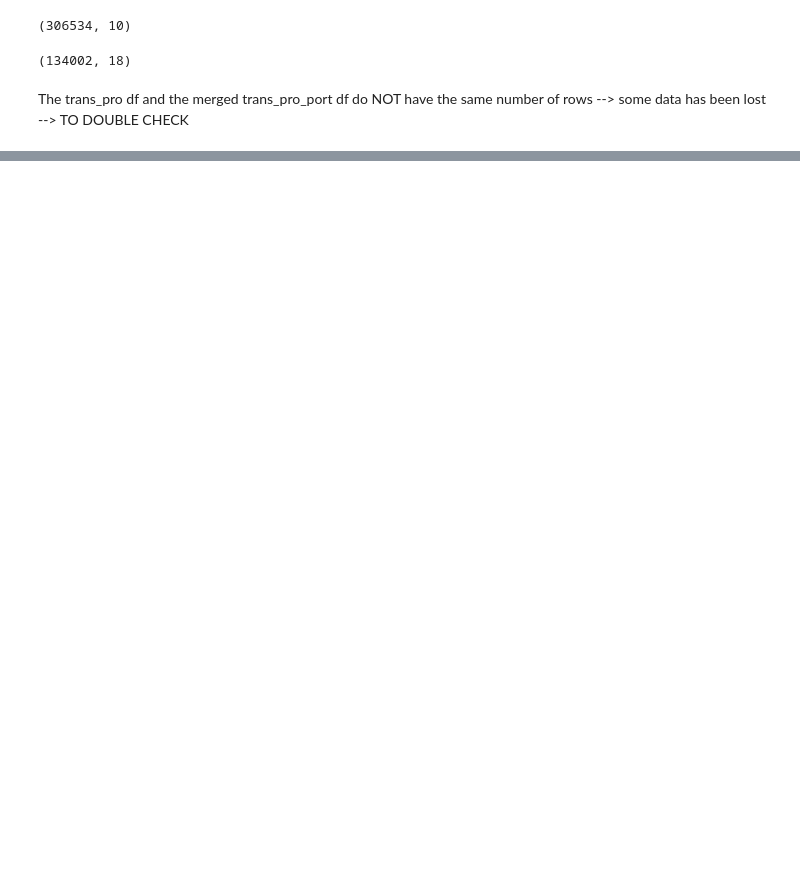
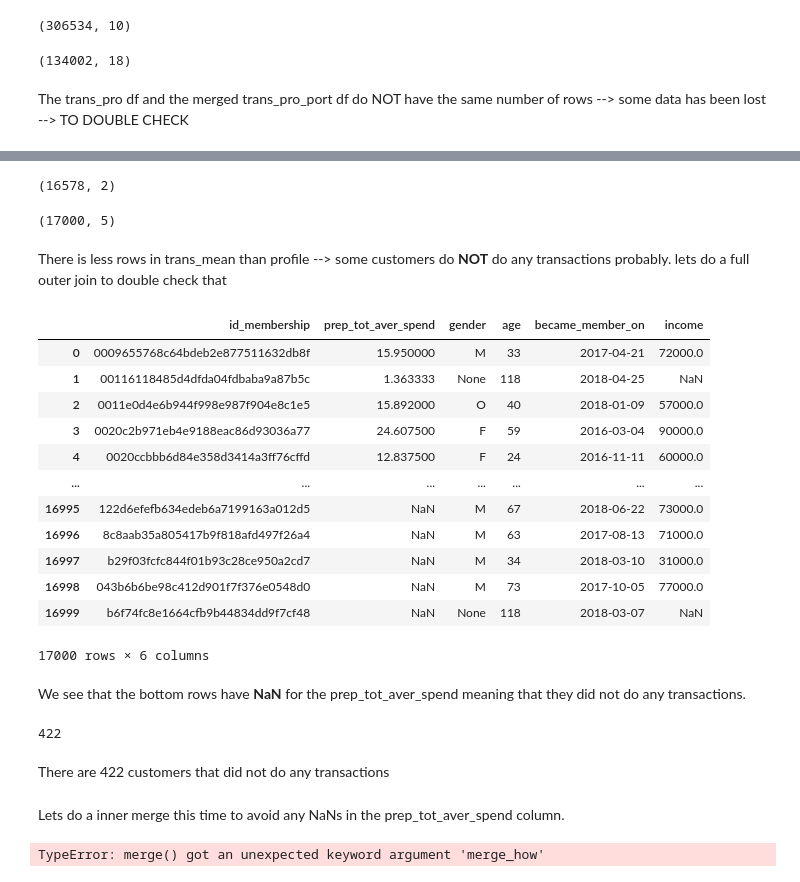
Before and after one commit to mbastard/TargetingCustomers_DAIB, a Jupyter notebook: eda/eda_mickael.ipynb, the cells around one changed output, grey strips where cells are left out. Saved outputs shown, nothing was run; the diff lists cells and outputs as text; code cells hidden in the pictures; blank space fills up the shorter version.

```diff
--- a/eda/eda_mickael.ipynb
+++ b/eda/eda_mickael.ipynb
@@ -327,0 +390,7 @@ trans_pro_port.head()
+# %%
+trans_mean = transcript.query('event == "transaction"') # Filter only on transactions events
+trans_mean = trans_mean.groupby('id_membership').mean() #.sort_values(by="amount", ascending=False)
+trans_mean = trans_mean.reset_index(level=[0]) # reset index
+trans_mean = trans_mean[["id_membership", "amount"]] # only keep "id_membership" and "amount" columns for later merging to profile
+trans_mean.rename(columns = {'amount':'prep_tot_aver_spend'}, inplace = True) # rename "amount" column to "prep_tot_aver_spend" column
+trans_mean
@@ -327,0 +411,42 @@ trans_pro_port.head()
+# %%
+trans_mean.shape
+# %% [output]
+(16578, 2)
+# %%
+profile.shape
+# %% [output]
+(17000, 5)
+# %% [markdown]
+There is less rows in trans_mean than profile --> some customers do **NOT** do any transactions probably. lets do a full outer join to double check that
+# %%
+pro_test = pd.merge(trans_mean, profile, on="id_membership",how='outer')
+# %%
+pro_test
+# %% [output]
+|  | id_membership | prep_tot_aver_spend | gender | age | became_member_on | income |
+| 0 | 0009655768c64bdeb2e877511632db8f | 15.950000 | M | 33 | 2017-04-21 | 72000.0 |
+| 1 | 00116118485d4dfda04fdbaba9a87b5c | 1.363333 | None | 118 | 2018-04-25 | NaN |
+| 2 | 0011e0d4e6b944f998e987f904e8c1e5 | 15.892000 | O | 40 | 2018-01-09 | 57000.0 |
+| 3 | 0020c2b971eb4e9188eac86d93036a77 | 24.607500 | F | 59 | 2016-03-04 | 90000.0 |
+| 4 | 0020ccbbb6d84e358d3414a3ff76cffd | 12.837500 | F | 24 | 2016-11-11 | 60000.0 |
+| ... | ... | ... | ... | ... | ... | ... |
+| 16995 | 122d6efefb634edeb6a7199163a012d5 | NaN | M | 67 | 2018-06-22 | 73000.0 |
+| 16996 | 8c8aab35a805417b9f818afd497f26a4 | NaN | M | 63 | 2017-08-13 | 71000.0 |
+| 16997 | b29f03fcfc844f01b93c28ce950a2cd7 | NaN | M | 34 | 2018-03-10 | 31000.0 |
+| 16998 | 043b6b6be98c412d901f7f376e0548d0 | NaN | M | 73 | 2017-10-05 | 77000.0 |
+| 16999 | b6f74fc8e1664cfb9b44834dd9f7cf48 | NaN | None | 118 | 2018-03-07 | NaN |
+17000 rows × 6 columns
+# %% [markdown]
+We see that the bottom rows have **NaN** for the prep_tot_aver_spend meaning that they did not do any transactions.
+# %%
+sum(pro_test.prep_tot_aver_spend.isna())
+# %% [output]
+422
+# %% [markdown]
+There are 422 customers that did not do any transactions
+# %% [markdown]
+Lets do a inner merge this time to avoid any NaNs in the prep_tot_aver_spend column.
+# %%
+pro_ext = pd.merge(trans_mean, profile, on="id_membership", merge_how="inner")
+# %% [output]
+TypeError: merge() got an unexpected keyword argument 'merge_how'
```
Also changed, not shown: parts of 46 cells of this notebook.
